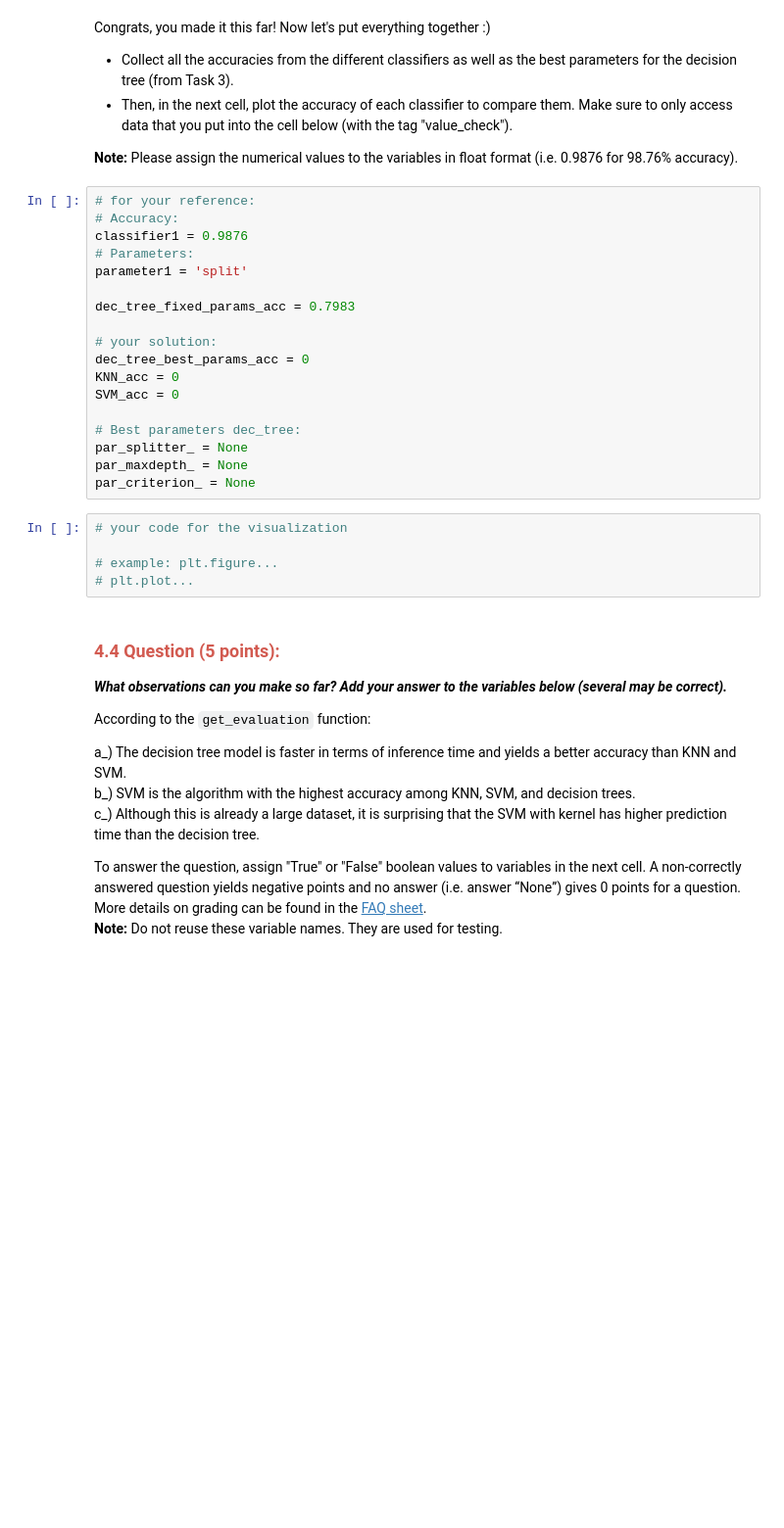
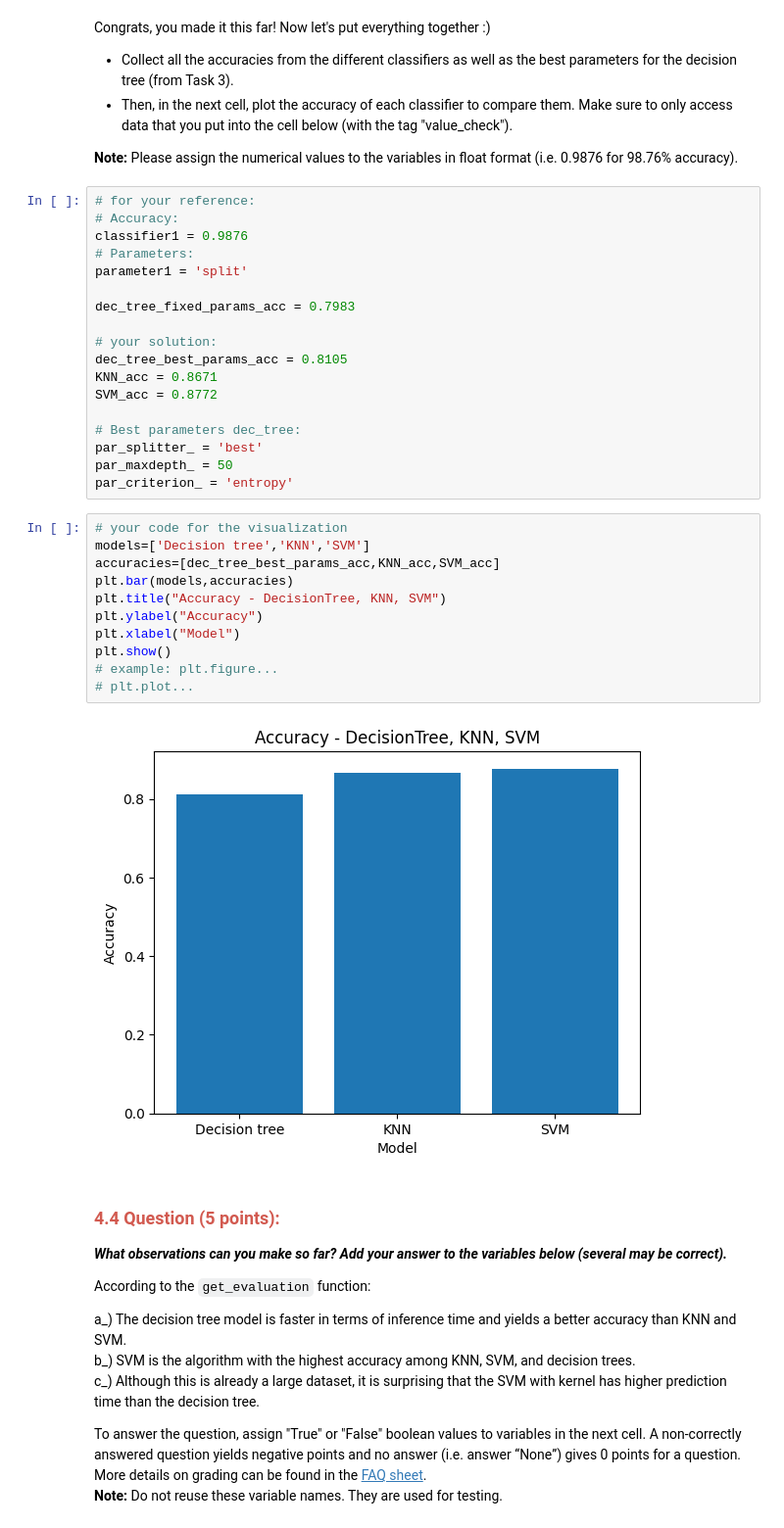
Before and after one commit to AlexandruAndrita/python_assignments, a Jupyter notebook: machine_learning_supervised_techniques/homework 4/Assignment_4_AndritaAlexandru_12221446.ipynb, the cells around one changed output. Shown: that part at 98% size. Saved outputs shown, nothing was run; the diff lists cells and outputs as text; blank space fills up the shorter version.

```diff
--- a/machine_learning_supervised_techniques/homework 4/Assignment_4_AndritaAlexandru_12221446.ipynb
+++ b/machine_learning_supervised_techniques/homework 4/Assignment_4_AndritaAlexandru_12221446.ipynb
@@ -323,19 +479,27 @@ parameter1 = 'split'
 dec_tree_fixed_params_acc = 0.7983
 
 # your solution:
-dec_tree_best_params_acc = 0
-KNN_acc = 0
-SVM_acc = 0
+dec_tree_best_params_acc = 0.8105
+KNN_acc = 0.8671
+SVM_acc = 0.8772
 
 # Best parameters dec_tree:
-par_splitter_ = None
-par_maxdepth_ = None
-par_criterion_ = None
+par_splitter_ = 'best'
+par_maxdepth_ = 50
+par_criterion_ = 'entropy'
-# %%
-# your code for the visualization
-
-# example: plt.figure...
-# plt.plot...
+# %%
+# your code for the visualization
+models=['Decision tree','KNN','SVM']
+accuracies=[dec_tree_best_params_acc,KNN_acc,SVM_acc]
+plt.bar(models,accuracies)
+plt.title("Accuracy - DecisionTree, KNN, SVM")
+plt.ylabel("Accuracy")
+plt.xlabel("Model")
+plt.show()
+# example: plt.figure...
+# plt.plot...
+# %% [output]
+[figure, added]
 # %% [markdown]
 <h3 style="color:rgb(210,90,80)">4.4 Question (5 points):</h3>
 
```
Also changed, not shown: parts of 18 cells of this notebook, 4 other files.
